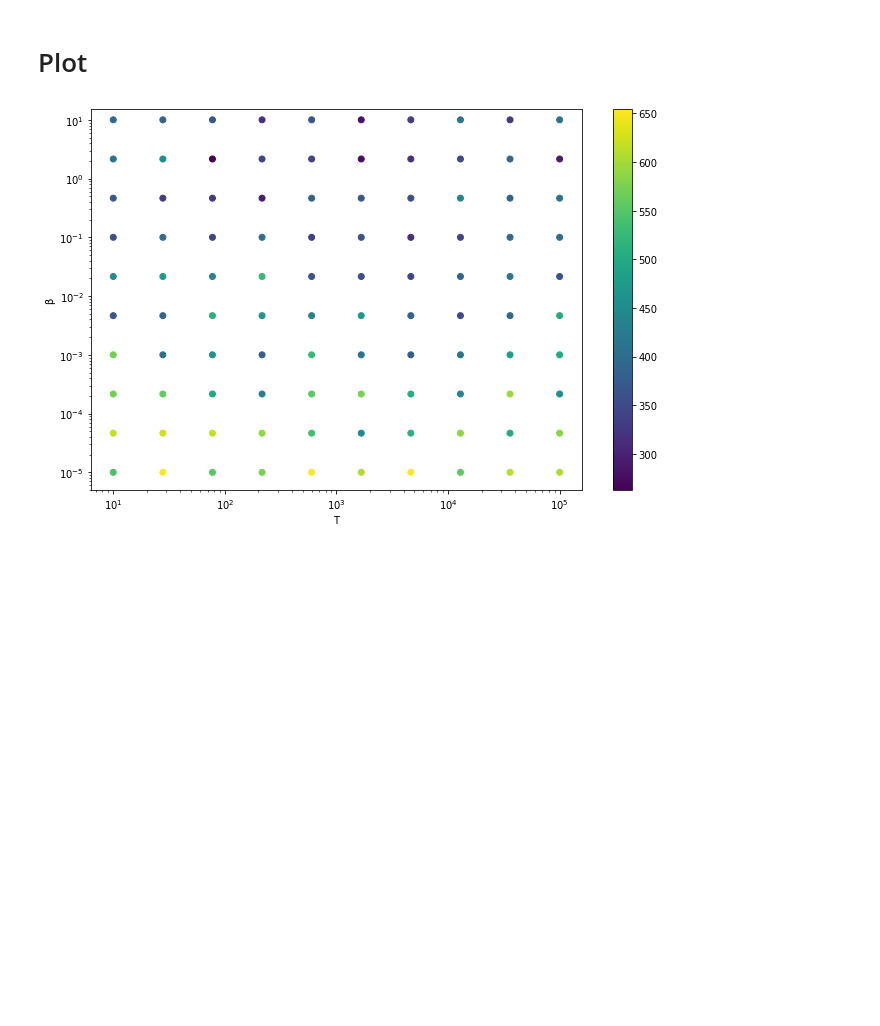
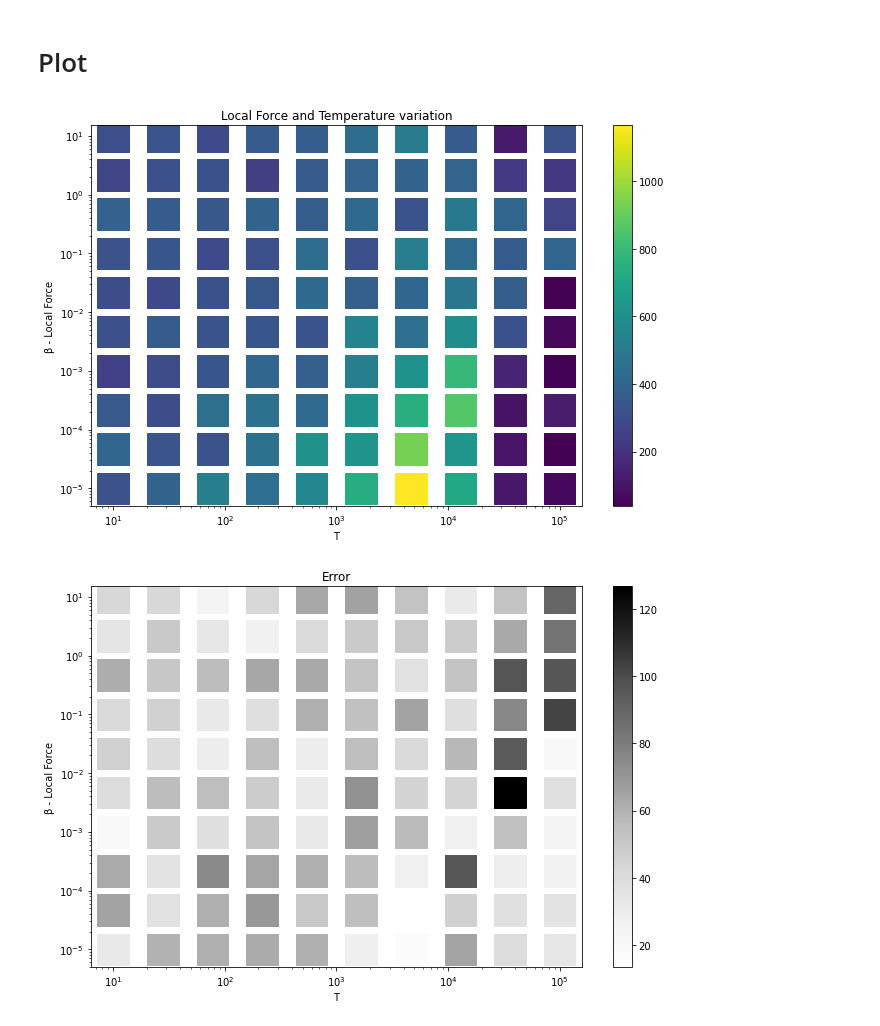
Before and after one commit to rroohhh/dna_origami_mc, a Jupyter notebook: Untitled.ipynb, the cells around one changed output. Drawn from its saved outputs; the diff is of its cells as text; code cells hidden in the pictures; blank space fills up the shorter version.

```diff
--- a/Untitled.ipynb
+++ b/Untitled.ipynb
@@ -508,7 +508,7 @@ def getExperimentData():
         for temp in tqdm(temps):
             ex += 1
             for i in range(times):
-                Hs, sticks = run(molecules, α=α, β=betha, rCutoff=rCutoff, T=T, N = 10000,
+                Hs, sticks = run(molecules, α=α, β=betha, rCutoff=rCutoff, T=temp, N = 10000,
                     rCutoffLocalForce=rCutoffLocalForce, bindingPower=bindingPower, angleSigma=angleSigma, removeBondProb=removeBondProb)
                 plotBethas.append( betha )
                 plotTemps.append(temp)
@@ -521,27 +521,42 @@ plotBethas, plotTemps, plotSticks, plotHs, expNumbers = getExperimentData()
 # %%
 βs = np.sort(np.unique(plotBethas))
 Ts = np.sort(np.unique(plotTemps))
 plotSticks = np.array(plotSticks)
 
 values = np.empty((len(βs), len(Ts)))
 std = np.empty((len(βs), len(Ts)))
 
 for i, β in enumerate(βs):
     for j, T in enumerate(Ts):
         sticks = np.sum(plotSticks[np.where((plotBethas == β) & (plotTemps == T))], axis=1)
         values[i,j] = np.mean(sticks)
         std[i,j] = np.std(sticks) / np.sqrt(len(sticks) - 1)
 
 plt.figure(figsize=(11,7))
 x, y = np.meshgrid(βs, Ts)
 
-plt.scatter(np.ravel(x), np.ravel(y), c=np.ravel(values))
+plt.scatter(np.ravel(x), np.ravel(y), c=np.ravel(values), marker = "s", s = 1000)
 plt.yscale("log")
 plt.xscale("log")
 plt.ylim(np.min(y) * .5, np.max(y) * 1.5)
 plt.xlabel("T")
-plt.ylabel("β")
+plt.ylabel("β - Local Force")
+plt.title("Local Force and Temperature variation")
 plt.colorbar()
 plt.show()
+
+plt.figure(figsize=(11,7))
+x, y = np.meshgrid(βs, Ts)
+
+plt.scatter(np.ravel(x), np.ravel(y), c=np.ravel(std), marker = "s", s = 1000, cmap = "Greys")
+plt.yscale("log")
+plt.xscale("log")
+plt.ylim(np.min(y) * .5, np.max(y) * 1.5)
+plt.xlabel("T")
+plt.ylabel("β - Local Force")
+plt.title("Error")
+plt.colorbar()
+plt.show()
 # %% [output]
-[figure, old version]
+[figure, new version]
+[figure, added]
```
Also changed, not shown: parts of 1 cell of this notebook.
